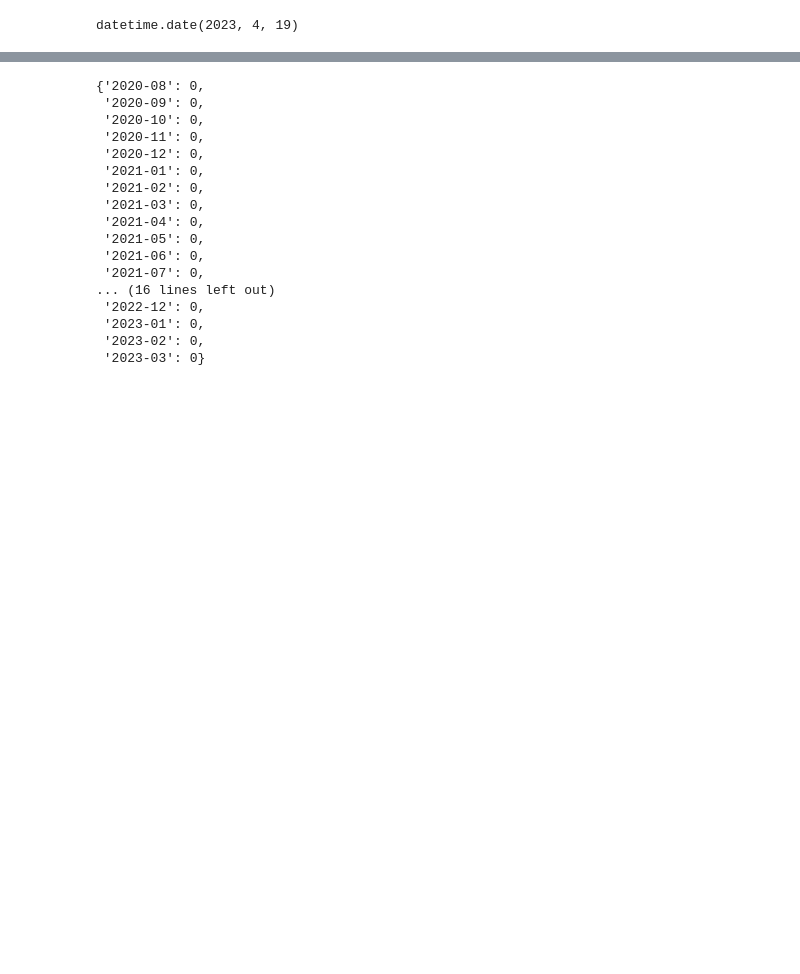
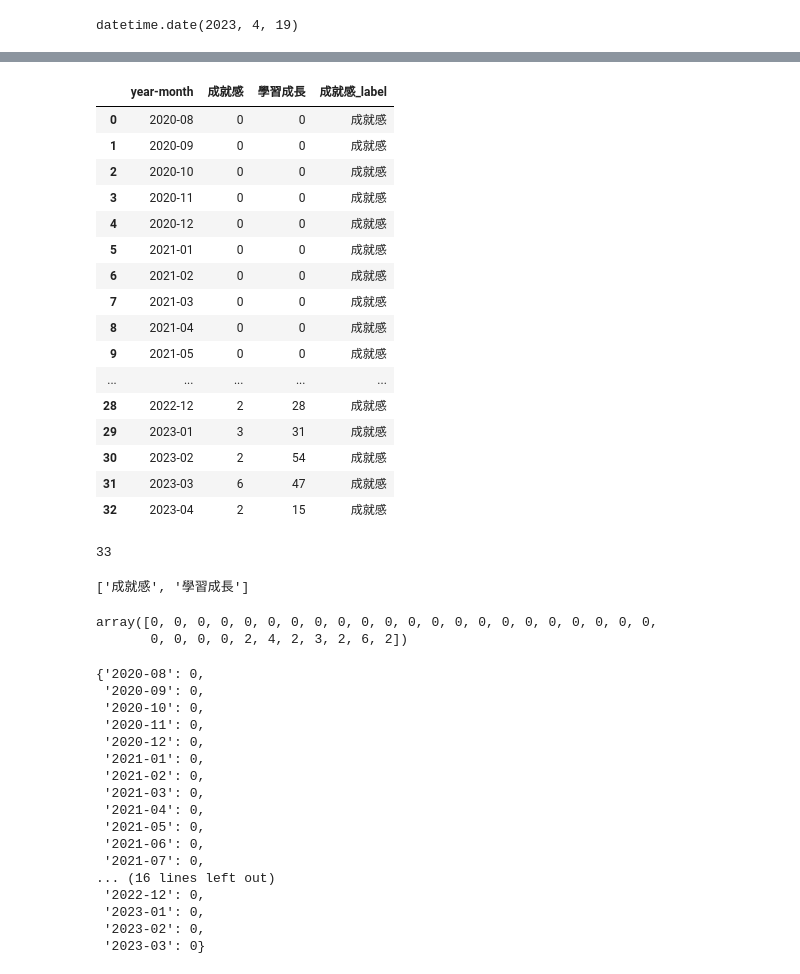
Before and after one commit to zchenchen1999/streamlit_nissan, a Jupyter notebook: Untitled-1.ipynb, the cells around one changed output, grey strips where cells are left out. Cells and saved outputs as stored; diff of their text form; code cells hidden in the pictures; blank space fills up the shorter version.

```diff
--- a/Untitled-1.ipynb
+++ b/Untitled-1.ipynb
@@ -40,0 +37,12 @@ df
+# %%
+# 最小年月和最大年月
+date_format = '%Y.%m.%d'
+start_date = datetime.datetime.strptime('2020.08.01', date_format).date()
+end_date = datetime.datetime.strptime('2023.04.01', date_format).date()
+
+df_select = df[(df['post_time'] >= start_date) & (df['post_time'] <= end_date)]
+# %%
+date_range = pd.date_range(start="{}-{}".format(start_date.year, start_date.month), end="{}-{}".format(end_date.year, end_date.month+1), freq='M').strftime('%Y-%m').tolist()
+result_dict = {date: 0 for date in date_range}
+all_aspect_count = pd.DataFrame(result_dict.keys(), columns=['year-month'])
+all_aspect_count
@@ -40,0 +67,12 @@ df
+# %%
+aspect_option = ['成就感', '學習成長']
+for a in aspect_option:
+    # 創建字典，將每個日期設置為0
+    tmp_dict = {date: 0 for date in date_range}
+    grouped = pd.DataFrame(df.groupby(df['p_year_month'])[a].sum()).reset_index()
+    # 將每個月構面出現次數加入 dict
+    for index, row in grouped.iterrows():
+        tmp_dict[row['p_year_month']] = row[a]
+    # add this aspect result to all list
+    all_aspect_count[a] = tmp_dict.values()
+all_aspect_count
@@ -41 +97,36 @@ df
+# %%
+all_aspect_count["成就感_label"] = ["成就感" for i in range(all_aspect_count.shape[0])]
+all_aspect_count
+# %% [output]
+|  | year-month | 成就感 | 學習成長 | 成就感_label |
+| 0 | 2020-08 | 0 | 0 | 成就感 |
+| 1 | 2020-09 | 0 | 0 | 成就感 |
+| 2 | 2020-10 | 0 | 0 | 成就感 |
+| 3 | 2020-11 | 0 | 0 | 成就感 |
+| 4 | 2020-12 | 0 | 0 | 成就感 |
+| 5 | 2021-01 | 0 | 0 | 成就感 |
+| 6 | 2021-02 | 0 | 0 | 成就感 |
+| 7 | 2021-03 | 0 | 0 | 成就感 |
+| 8 | 2021-04 | 0 | 0 | 成就感 |
+| 9 | 2021-05 | 0 | 0 | 成就感 |
+| ... | ... | ... | ... | ... |
+| 28 | 2022-12 | 2 | 28 | 成就感 |
+| 29 | 2023-01 | 3 | 31 | 成就感 |
+| 30 | 2023-02 | 2 | 54 | 成就感 |
+| 31 | 2023-03 | 6 | 47 | 成就感 |
+| 32 | 2023-04 | 2 | 15 | 成就感 |
+# %%
+all_aspect_count.shape[0]
+# %% [output]
+33
+# %%
+column_headers = all_aspect_count.columns.values.tolist()
+column_headers
+# %% [output]
+['成就感', '學習成長']
+# %%
+all_aspect_count["成就感"].values
+# %% [output]
+array([0, 0, 0, 0, 0, 0, 0, 0, 0, 0, 0, 0, 0, 0, 0, 0, 0, 0, 0, 0, 0, 0,
+       0, 0, 0, 0, 2, 4, 2, 3, 2, 6, 2])
 # %%
```
Also changed, not shown: parts of 9 cells of this notebook, 1 other file.
